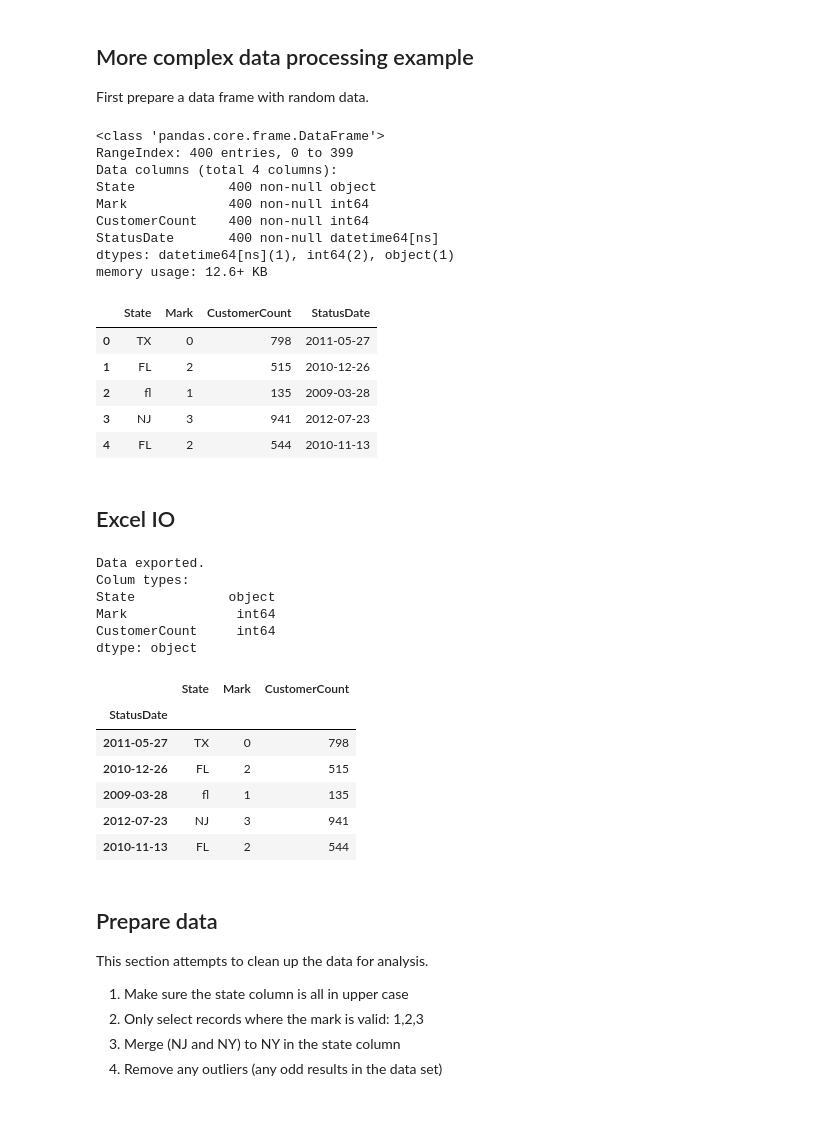
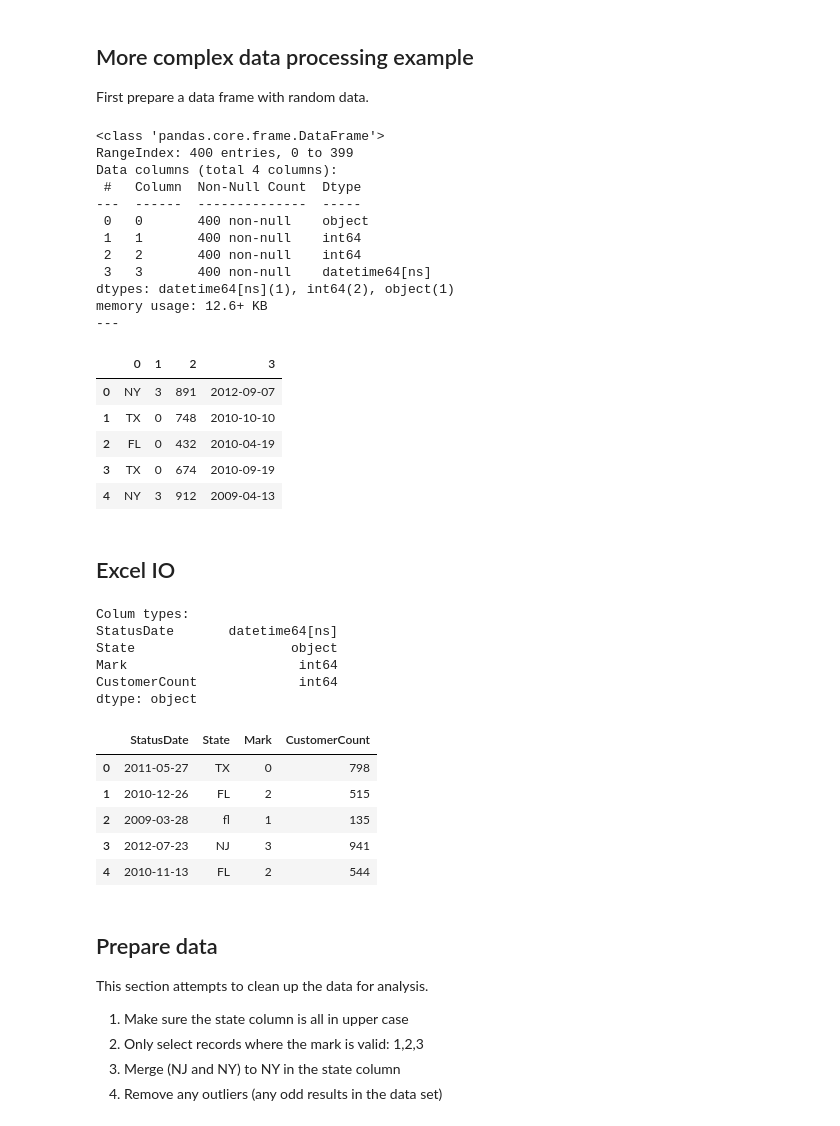
Before and after one commit to jbrezmorf/PAV_course, a Jupyter notebook: Section_3.1_Pandas.ipynb, the cells around one changed output. Cells and saved outputs as stored; diff of their text form; code cells hidden in the pictures.

```diff
--- a/Section_3.1_Pandas.ipynb
+++ b/Section_3.1_Pandas.ipynb
@@ -303,26 +321,30 @@ def CreateDataSet(Number=1):
     return Output
 # %%
 dataset = CreateDataSet(4)
+
 r_df = pd.DataFrame(data=dataset, columns=['State','Mark','CustomerCount','StatusDate'])
 r_df.info()
-
+print("---")
 r_df.head()
 # %% [output]
 <class 'pandas.core.frame.DataFrame'>
 RangeIndex: 400 entries, 0 to 399
 Data columns (total 4 columns):
-State            400 non-null object
-Mark             400 non-null int64
-CustomerCount    400 non-null int64
-StatusDate       400 non-null datetime64[ns]
+ #   Column  Non-Null Count  Dtype
+---  ------  --------------  -----
+ 0   0       400 non-null    object
+ 1   1       400 non-null    int64
+ 2   2       400 non-null    int64
+ 3   3       400 non-null    datetime64[ns]
 dtypes: datetime64[ns](1), int64(2), object(1)
 memory usage: 12.6+ KB
+---
-|  | State | Mark | CustomerCount | StatusDate |
-| 0 | TX | 0 | 798 | 2011-05-27 |
-| 1 | FL | 2 | 515 | 2010-12-26 |
-| 2 | fl | 1 | 135 | 2009-03-28 |
-| 3 | NJ | 3 | 941 | 2012-07-23 |
-| 4 | FL | 2 | 544 | 2010-11-13 |
+|  | 0 | 1 | 2 | 3 |
+| 0 | NY | 3 | 891 | 2012-09-07 |
+| 1 | TX | 0 | 748 | 2010-10-10 |
+| 2 | FL | 0 | 432 | 2010-04-19 |
+| 3 | TX | 0 | 674 | 2010-09-19 |
+| 4 | NY | 3 | 912 | 2009-04-13 |
 # %% [markdown]
 ## Excel IO
 # %%
@@ -342,31 +364,31 @@ You should consider upgrading via the 'pip install --upgrade pip' command.
 # %%
 # POZOR: Nutno instalovat moduly:'xlwt', 'xlrd'
 
 file_name = 'customer_reports.xls'
-r_df.to_excel(file_name, index=False)
-print('Data exported.')
+#r_df.to_excel(file_name, index=False)
+#print('Data exported.')
 
 # Parse a specific sheet 0
-df = pd.read_excel(file_name, sheet=0, index_col='StatusDate')
+df = pd.read_excel(file_name, sheet_name=0, index_col='StatusDate')
+df.reset_index(inplace=True)
 
 print("Colum types:")
 print(df.dtypes)
 
 df.head()
 # %% [output]
-Data exported.
 Colum types:
-State            object
-Mark              int64
-CustomerCount     int64
+StatusDate       datetime64[ns]
+State                    object
+Mark                      int64
+CustomerCount             int64
 dtype: object
-|  | State | Mark | CustomerCount |
-| StatusDate |  |  |  |
-| 2011-05-27 | TX | 0 | 798 |
-| 2010-12-26 | FL | 2 | 515 |
-| 2009-03-28 | fl | 1 | 135 |
-| 2012-07-23 | NJ | 3 | 941 |
-| 2010-11-13 | FL | 2 | 544 |
+|  | StatusDate | State | Mark | CustomerCount |
+| 0 | 2011-05-27 | TX | 0 | 798 |
+| 1 | 2010-12-26 | FL | 2 | 515 |
+| 2 | 2009-03-28 | fl | 1 | 135 |
+| 3 | 2012-07-23 | NJ | 3 | 941 |
+| 4 | 2010-11-13 | FL | 2 | 544 |
 # %% [markdown]
 ## Prepare data
 This section attempts to clean up the data for analysis.
```
Also changed, not shown: parts of 14 cells of this notebook, 6 other files.
